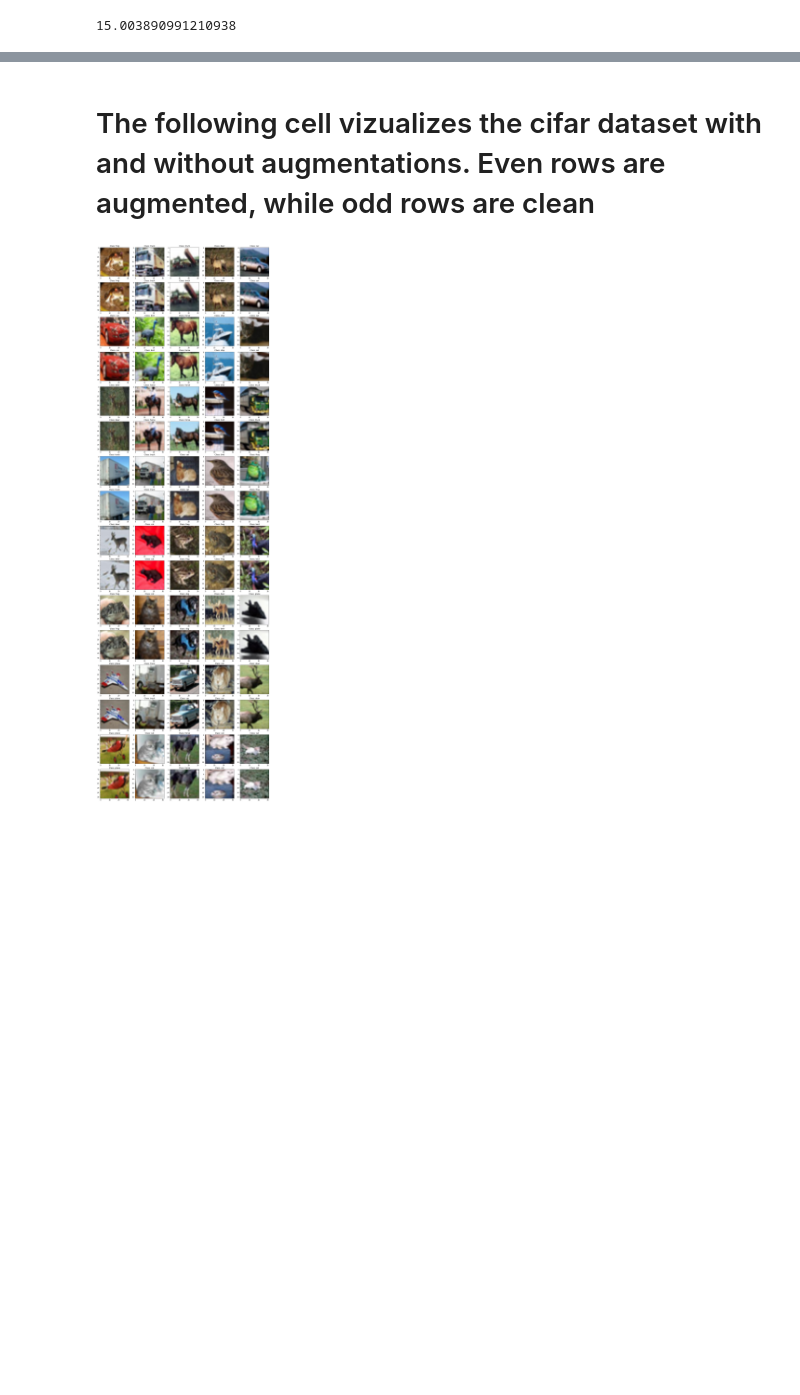
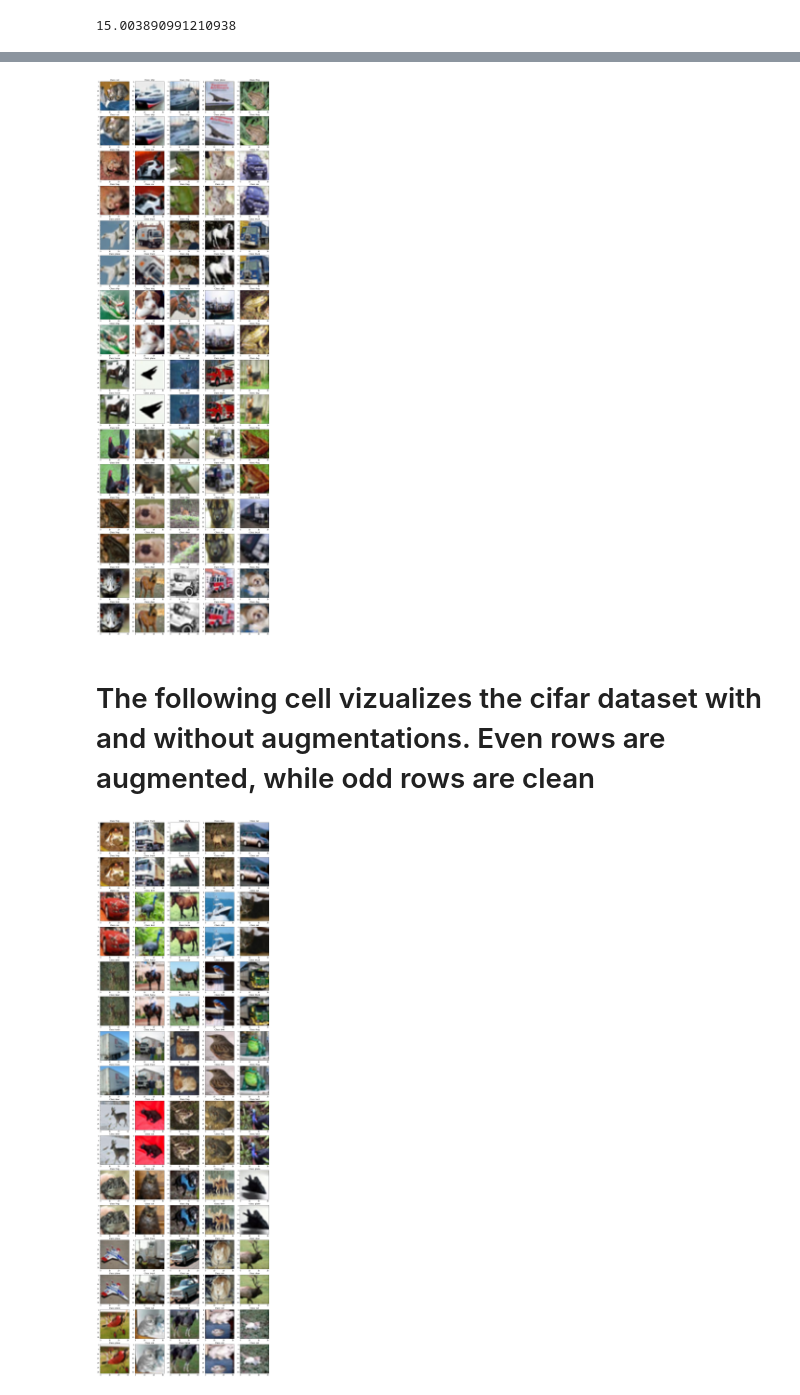
Before and after one commit to liuye6666/adaptive_auto_attack, a Jupyter notebook: notebooks/Augmentations for adv ML project.ipynb, the cells around one changed output, grey strips where cells are left out. Cells and saved outputs as stored; diff of their text form; code cells hidden in the pictures; blank space fills up the shorter version.

```diff
--- a/notebooks/Augmentations for adv ML project.ipynb
+++ b/notebooks/Augmentations for adv ML project.ipynb
@@ -452,3 +390,21 @@ Files already downloaded and verified
+# %%
+total_plots = 40
+plots_per_row = 5
+n = np.ceil(total_plots/plots_per_row).astype(np.int32) * 2
+fig, axs = plt.subplots(n, plots_per_row, figsize=(20,67))
+for x in range(total_plots):
+    c,r = x % plots_per_row, int(x/plots_per_row) * 2
+    axs[r,c].set_title("Class: {}".format(classes[testset[x][1]]))
+    axs[r,c].imshow(testset[x][0].permute(1,2,0))
+
+    r += 1
+    axs[r,c].set_title("Class: {}".format(classes[testset_aug[x][1]]))
+    axs[r,c].imshow(testset_aug[x][0].permute(1,2,0))
+
+
+fig.show()
+# %% [output]
+[figure, added]
 # %% [markdown]
 # The following cell vizualizes the cifar dataset with and without augmentations. Even rows are augmented, while odd rows are clean
 # %%
```
Also changed, not shown: parts of 7 cells of this notebook, 5 other files.
